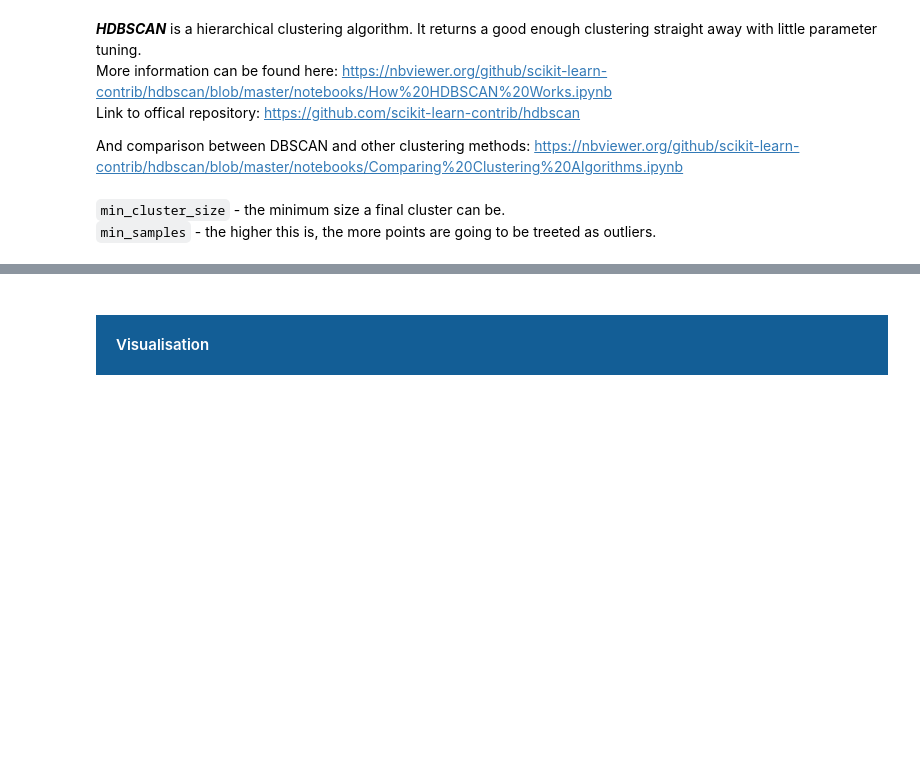
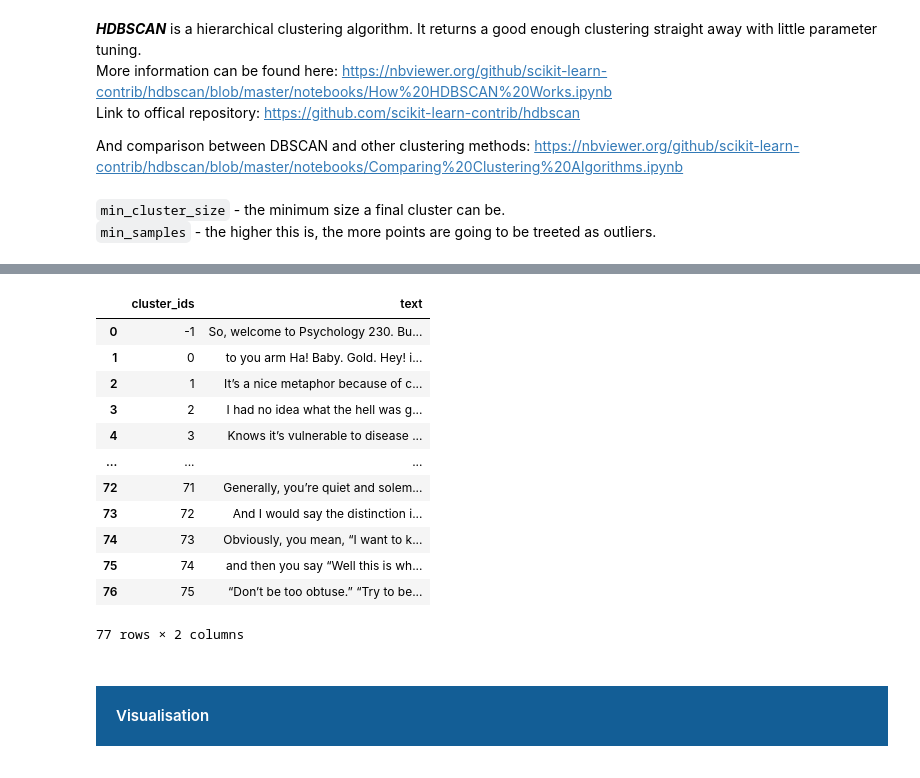
Before and after one commit to MariuszAndziak/Personality_and_Its_Transformations, a Jupyter notebook: 03_embeddings.ipynb, the cells around one changed output, grey strips where cells are left out. Saved outputs shown, nothing was run; the diff lists cells and outputs as text; code cells hidden in the pictures; blank space fills up the shorter version.

```diff
--- a/03_embeddings.ipynb
+++ b/03_embeddings.ipynb
@@ -246,3 +275,19 @@ cluster_statistics(clusters)
+# %%
+emb = final_data.groupby(['cluster_ids'], as_index=False).agg({'text': ' '.join})
+# %% [output]
+|  | cluster_ids | text |
+| 0 | -1 | So, welcome to Psychology 230. Bu... |
+| 1 | 0 | to you arm Ha! Baby. Gold. Hey! i... |
+| 2 | 1 | It’s a nice metaphor because of c... |
+| 3 | 2 | I had no idea what the hell was g... |
+| 4 | 3 | Knows it’s vulnerable to disease ... |
+| ... | ... | ... |
+| 72 | 71 | Generally, you’re quiet and solem... |
+| 73 | 72 | And I would say the distinction i... |
+| 74 | 73 | Obviously, you mean, “I want to k... |
+| 75 | 74 | and then you say “Well this is wh... |
+| 76 | 75 | “Don’t be too obtuse.” “Try to be... |
+77 rows × 2 columns
 # %% [markdown]
 <div class="tomcolor8">
 <h4 style="background:#135e96; color:white ;font-size:15px;line-height:1em; text-align:left; padding: 20px">
```
Also changed, not shown: parts of 15 cells of this notebook, 1 other file.
